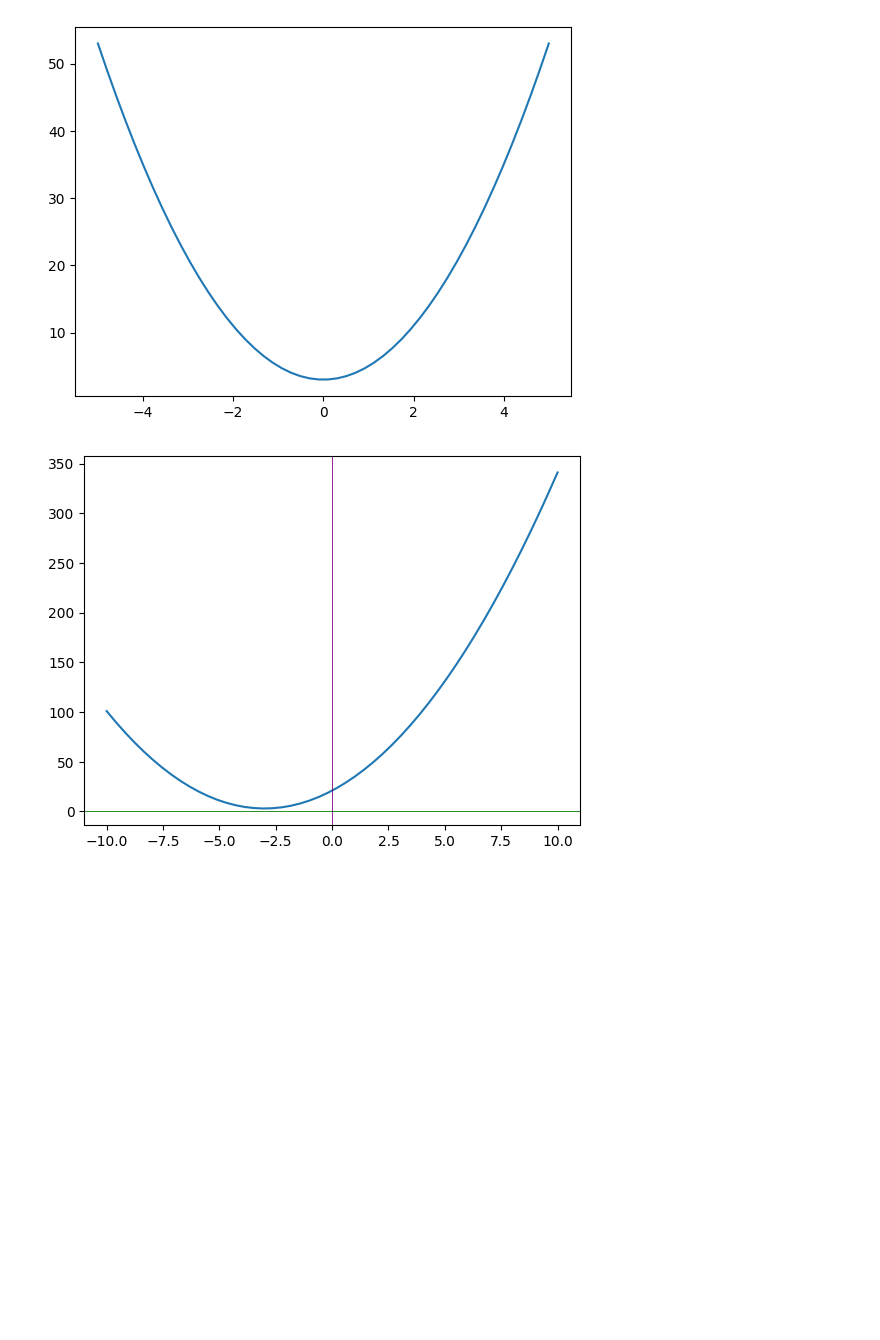
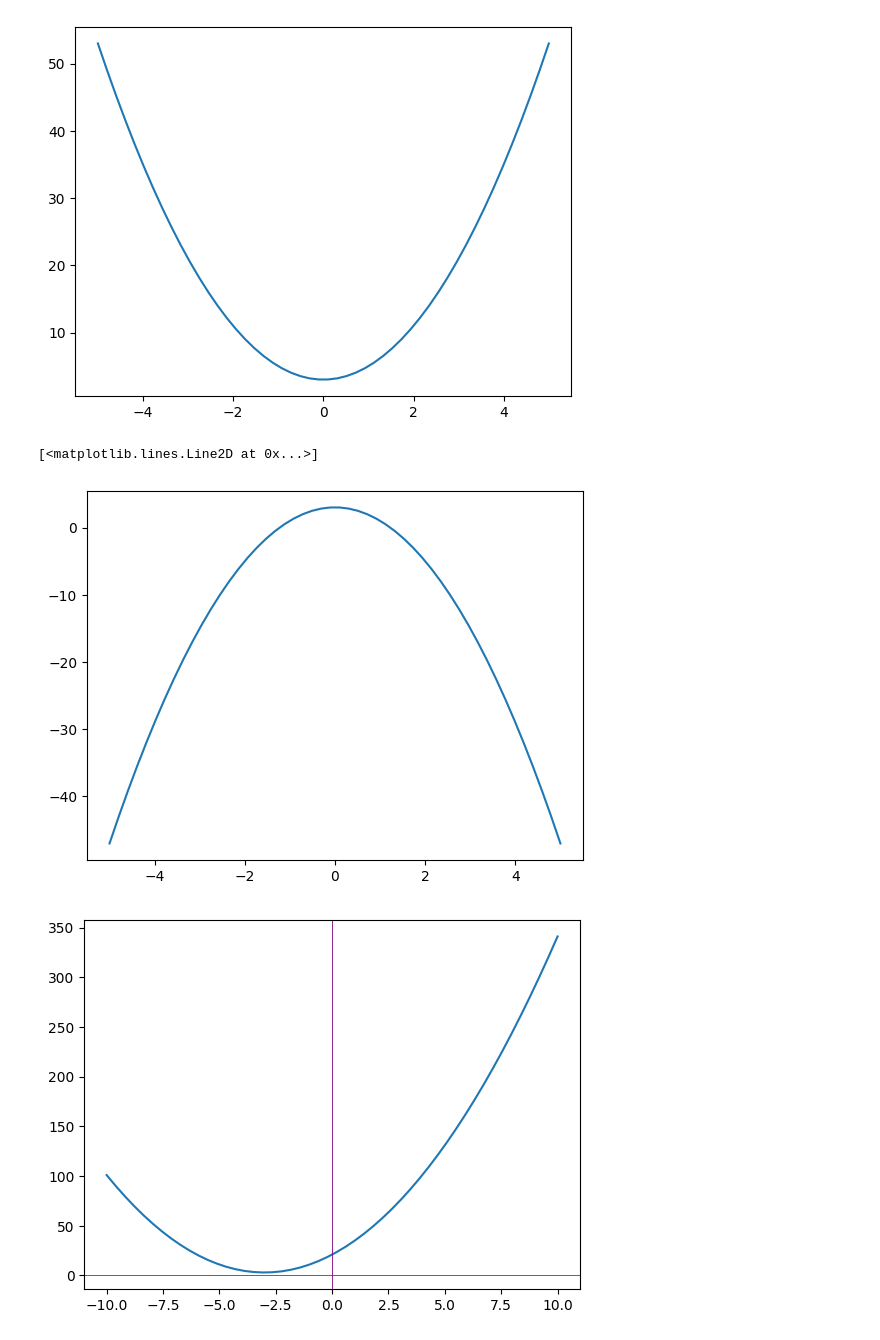
Before and after one commit to aminuddin1234/Artificial_inteligent_and_machine_learning_course, a Jupyter notebook: AI & ML courses/Day 14 - Calculus/Slopes and Gradients.ipynb, the cells around one changed output. Saved outputs shown, nothing was run; the diff lists cells and outputs as text; code cells hidden in the pictures; blank space fills up the shorter version.

```diff
--- a/AI & ML courses/Day 14 - Calculus/Slopes and Gradients.ipynb
+++ b/AI & ML courses/Day 14 - Calculus/Slopes and Gradients.ipynb
@@ -95,6 +95,17 @@ plt.plot(x,result)
 # %% [output]
 [<matplotlib.lines.Line2D at 0x...>]
 [figure]
+# %%
+x = np.linspace(-5,5)
+
+y = -2 * (x**2) + 3 # when negative the line will be terbalik
+
+result = np.array(y)
+
+plt.plot(x,result)
+# %% [output]
+[<matplotlib.lines.Line2D at 0x...>]
+[figure, added]
 # %%
 x = np.linspace(-10,10)
 
```
Also changed, not shown: parts of 8 cells of this notebook, 1 other file.
